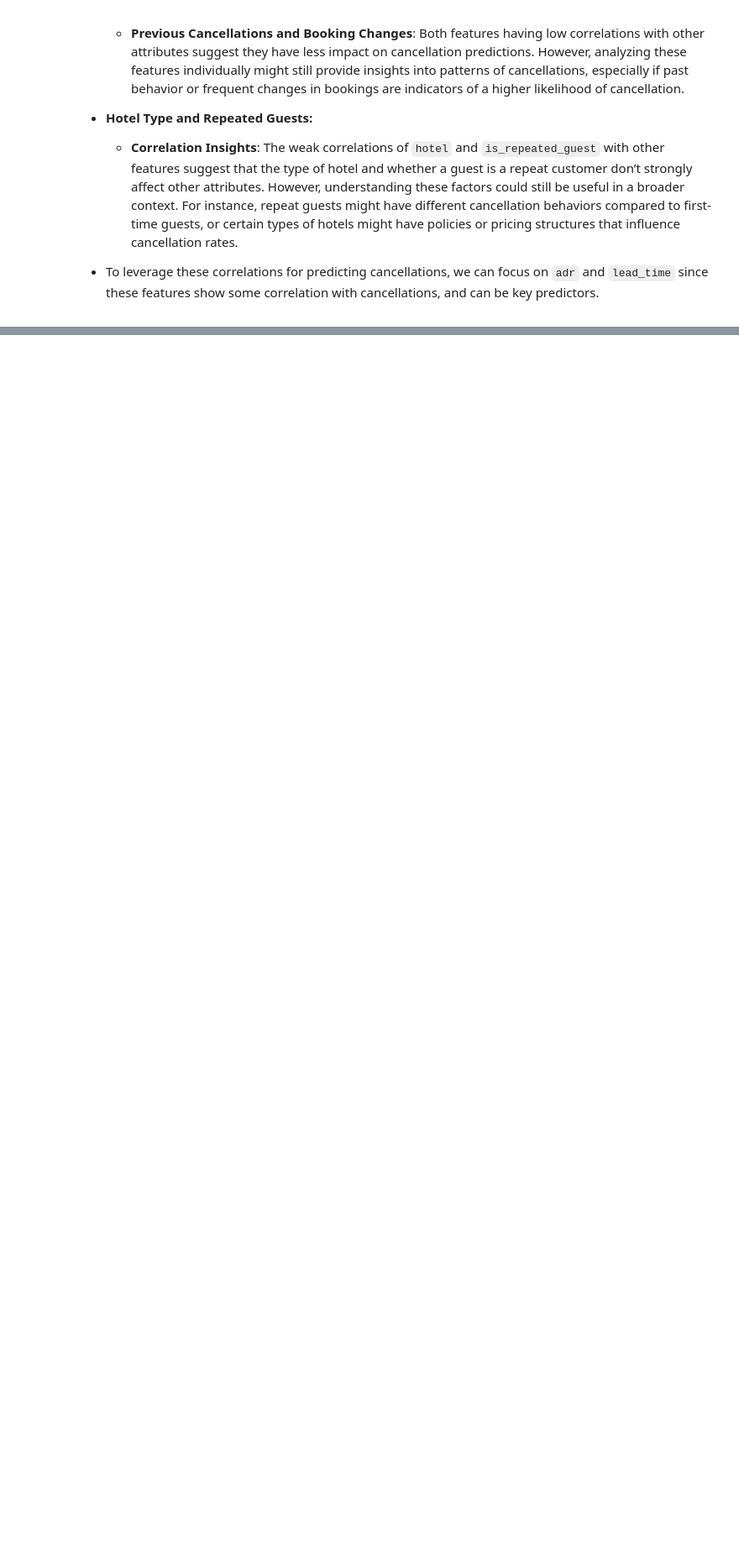
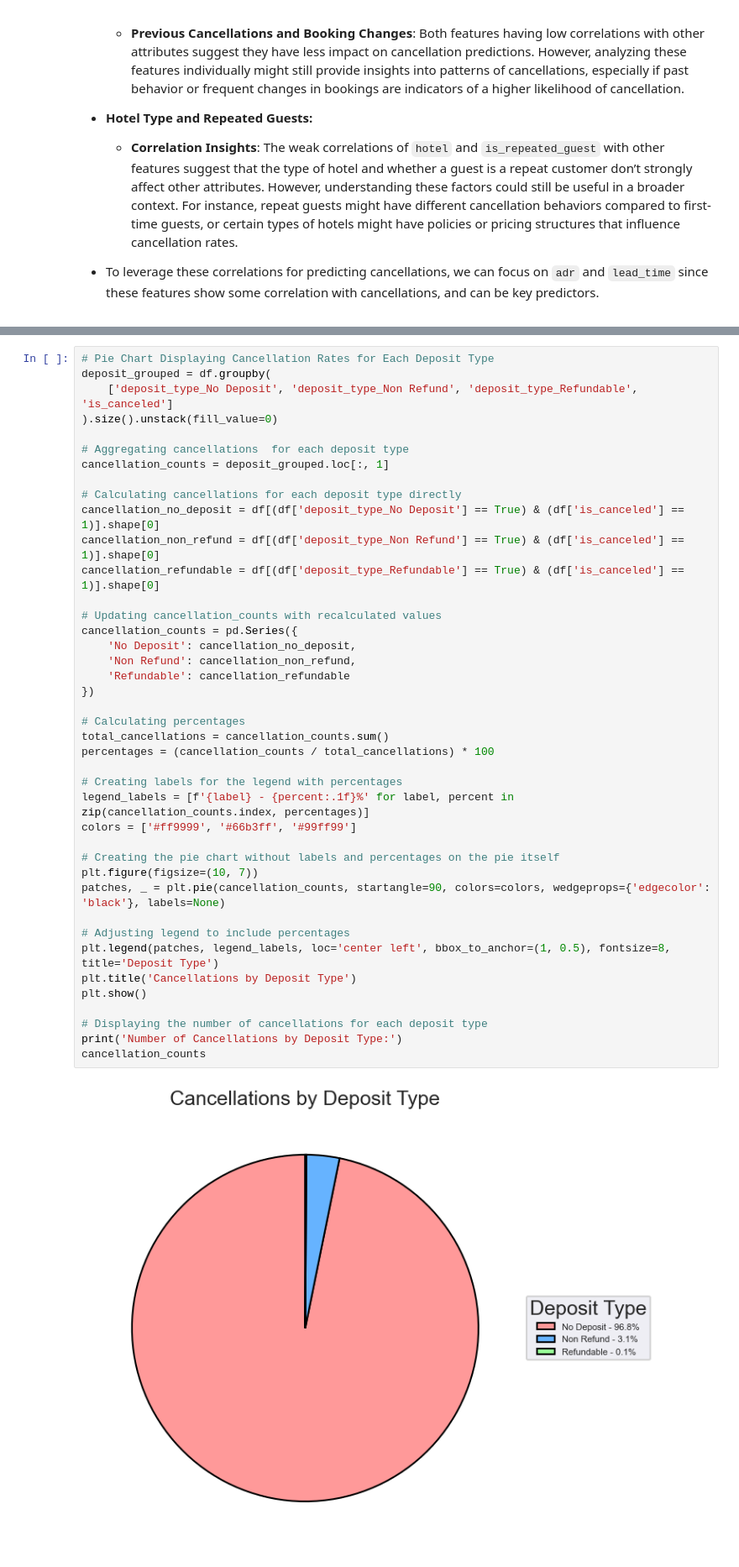
Before and after one commit to Juan-Carlos-D/ML-Team, a Jupyter notebook: Lab One/Rough Drafts/Full Lab.ipynb, the cells around one changed output, grey strips where cells are left out. Shown at 84% size. Cells and saved outputs as stored; diff of their text form; blank space fills up the shorter version.

Commit message:
revised pie chart with correct values

```diff
--- a/Lab One/Rough Drafts/Full Lab.ipynb
+++ b/Lab One/Rough Drafts/Full Lab.ipynb
@@ -760,0 +731,43 @@ plt.show()
+# %%
+# Pie Chart Displaying Cancellation Rates for Each Deposit Type
+deposit_grouped = df.groupby(
+    ['deposit_type_No Deposit', 'deposit_type_Non Refund', 'deposit_type_Refundable', 'is_canceled']
+).size().unstack(fill_value=0)
+
+# Aggregating cancellations  for each deposit type
+cancellation_counts = deposit_grouped.loc[:, 1]
+
+# Calculating cancellations for each deposit type directly
+cancellation_no_deposit = df[(df['deposit_type_No Deposit'] == True) & (df['is_canceled'] == 1)].shape[0]
+cancellation_non_refund = df[(df['deposit_type_Non Refund'] == True) & (df['is_canceled'] == 1)].shape[0]
+cancellation_refundable = df[(df['deposit_type_Refundable'] == True) & (df['is_canceled'] == 1)].shape[0]
+
+# Updating cancellation_counts with recalculated values
+cancellation_counts = pd.Series({
+    'No Deposit': cancellation_no_deposit,
+    'Non Refund': cancellation_non_refund,
+    'Refundable': cancellation_refundable
+})
+
+# Calculating percentages
+total_cancellations = cancellation_counts.sum()
+percentages = (cancellation_counts / total_cancellations) * 100
+
+# Creating labels for the legend with percentages
+legend_labels = [f'{label} - {percent:.1f}%' for label, percent in zip(cancellation_counts.index, percentages)]
+colors = ['#ff9999', '#66b3ff', '#99ff99']
+
+# Creating the pie chart without labels and percentages on the pie itself
+plt.figure(figsize=(10, 7))
+patches, _ = plt.pie(cancellation_counts, startangle=90, colors=colors, wedgeprops={'edgecolor': 'black'}, labels=None)
+
+# Adjusting legend to include percentages
+plt.legend(patches, legend_labels, loc='center left', bbox_to_anchor=(1, 0.5), fontsize=8, title='Deposit Type')
+plt.title('Cancellations by Deposit Type')
+plt.show()
+
+# Displaying the number of cancellations for each deposit type
+print('Number of Cancellations by Deposit Type:')
+cancellation_counts
+# %% [output]
+[figure, added]
```
Also changed, not shown: parts of 10 cells of this notebook.
